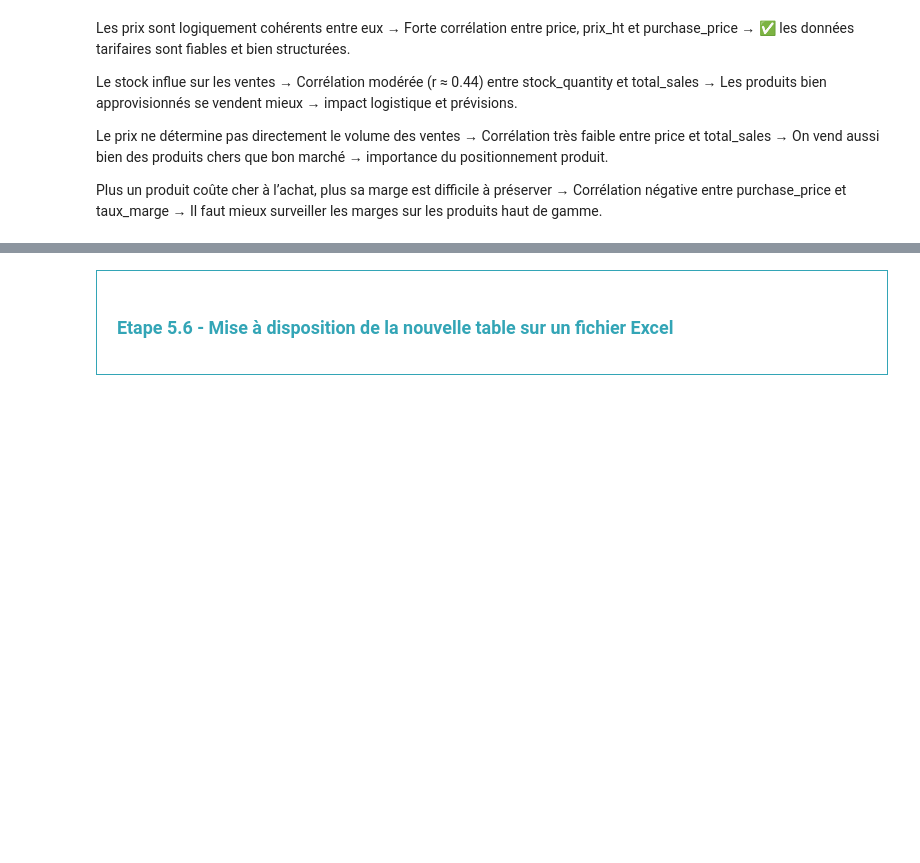
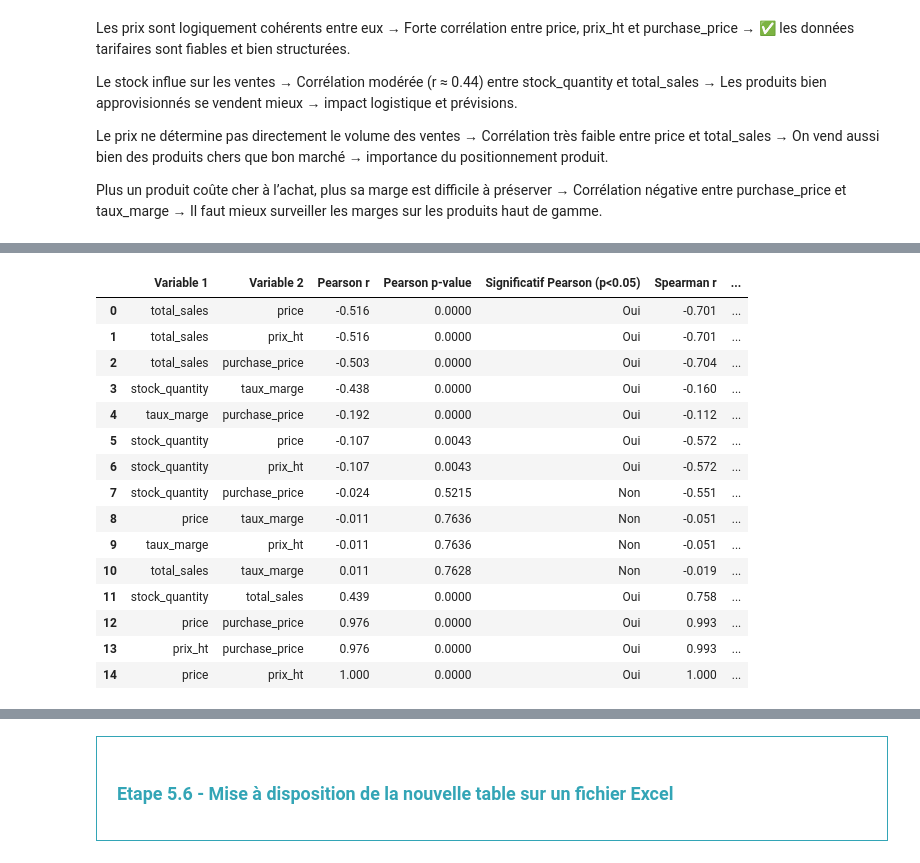
Before and after one commit to ArtemisKaldwin/data-analyst-projects, a Jupyter notebook: p06-qualite-donnees-boutique/mission1-amelioration-ia/Belkacemi_Kawtar_1_notebook_V2_AMELIORE.ipynb, the cells around one changed output, grey strips where cells are left out. Drawn from its saved outputs; the diff is of its cells as text; code cells hidden in the pictures; blank space fills up the shorter version.

```diff
--- a/p06-qualite-donnees-boutique/mission1-amelioration-ia/Belkacemi_Kawtar_1_notebook_V2_AMELIORE.ipynb
+++ b/p06-qualite-donnees-boutique/mission1-amelioration-ia/Belkacemi_Kawtar_1_notebook_V2_AMELIORE.ipynb
@@ -1248,7 +1301,10 @@ fig.show()
 # Valorisation des stocks en euros #
 ####################################
 
-#Création de la colonne Valorisation des stocks en euros (au prix d'achat, donc au coût)
+#Création de la colonne Valorisation des stocks en euros
+df_final["Valorisation_stock_euros"] = df_final["stock_quantity"] * df_final["price"]
+
+#Calculer la somme de la colonne "Valorisation_stock_euros"
 df_final["Valorisation_stock_euros"] = df_final["stock_quantity"] * df_final["purchase_price"]
 print(f"La valorisation totale des stocks est de {df_final['Valorisation_stock_euros'].sum():,.2f} €")
 # %% [output]
@@ -1460,0 +1477,41 @@ df_resultats_corr
+# %%
+# Test de significativité statistique des corrélations (Pearson + Spearman)
+from scipy.stats import pearsonr, spearmanr
+from itertools import combinations
+
+colonnes_corr = ["stock_quantity", "total_sales", "price", "taux_marge", "prix_ht", "purchase_price"]
+resultats_corr = []
+
+for col1, col2 in combinations(colonnes_corr, 2):
+    sous_df = df_final_clean[[col1, col2]].dropna()
+    if len(sous_df) < 3:
+        continue
+    r_pearson, p_pearson = pearsonr(sous_df[col1], sous_df[col2])
+    r_spearman, p_spearman = spearmanr(sous_df[col1], sous_df[col2])
+    resultats_corr.append({
+        "Variable 1": col1, "Variable 2": col2,
+        "Pearson r": round(r_pearson, 3), "Pearson p-value": round(p_pearson, 4),
+        "Significatif Pearson (p<0.05)": "Oui" if p_pearson < 0.05 else "Non",
+        "Spearman r": round(r_spearman, 3), "Spearman p-value": round(p_spearman, 4),
+        "Significatif Spearman (p<0.05)": "Oui" if p_spearman < 0.05 else "Non",
+    })
+
+df_resultats_corr = pd.DataFrame(resultats_corr).sort_values("Pearson r").reset_index(drop=True)
+df_resultats_corr
+# %% [output]
+|  | Variable 1 | Variable 2 | Pearson r | Pearson p-value | Significatif Pearson (p<0.05) | Spearman r | ... |
+| 0 | total_sales | price | -0.516 | 0.0000 | Oui | -0.701 | ... |
+| 1 | total_sales | prix_ht | -0.516 | 0.0000 | Oui | -0.701 | ... |
+| 2 | total_sales | purchase_price | -0.503 | 0.0000 | Oui | -0.704 | ... |
+| 3 | stock_quantity | taux_marge | -0.438 | 0.0000 | Oui | -0.160 | ... |
+| 4 | taux_marge | purchase_price | -0.192 | 0.0000 | Oui | -0.112 | ... |
+| 5 | stock_quantity | price | -0.107 | 0.0043 | Oui | -0.572 | ... |
+| 6 | stock_quantity | prix_ht | -0.107 | 0.0043 | Oui | -0.572 | ... |
+| 7 | stock_quantity | purchase_price | -0.024 | 0.5215 | Non | -0.551 | ... |
+| 8 | price | taux_marge | -0.011 | 0.7636 | Non | -0.051 | ... |
+| 9 | taux_marge | prix_ht | -0.011 | 0.7636 | Non | -0.051 | ... |
+| 10 | total_sales | taux_marge | 0.011 | 0.7628 | Non | -0.019 | ... |
+| 11 | stock_quantity | total_sales | 0.439 | 0.0000 | Oui | 0.758 | ... |
+| 12 | price | purchase_price | 0.976 | 0.0000 | Oui | 0.993 | ... |
+| 13 | prix_ht | purchase_price | 0.976 | 0.0000 | Oui | 0.993 | ... |
+| 14 | price | prix_ht | 1.000 | 0.0000 | Oui | 1.000 | ... |
```
Also changed, not shown: parts of 24 cells of this notebook, 5 other files.
